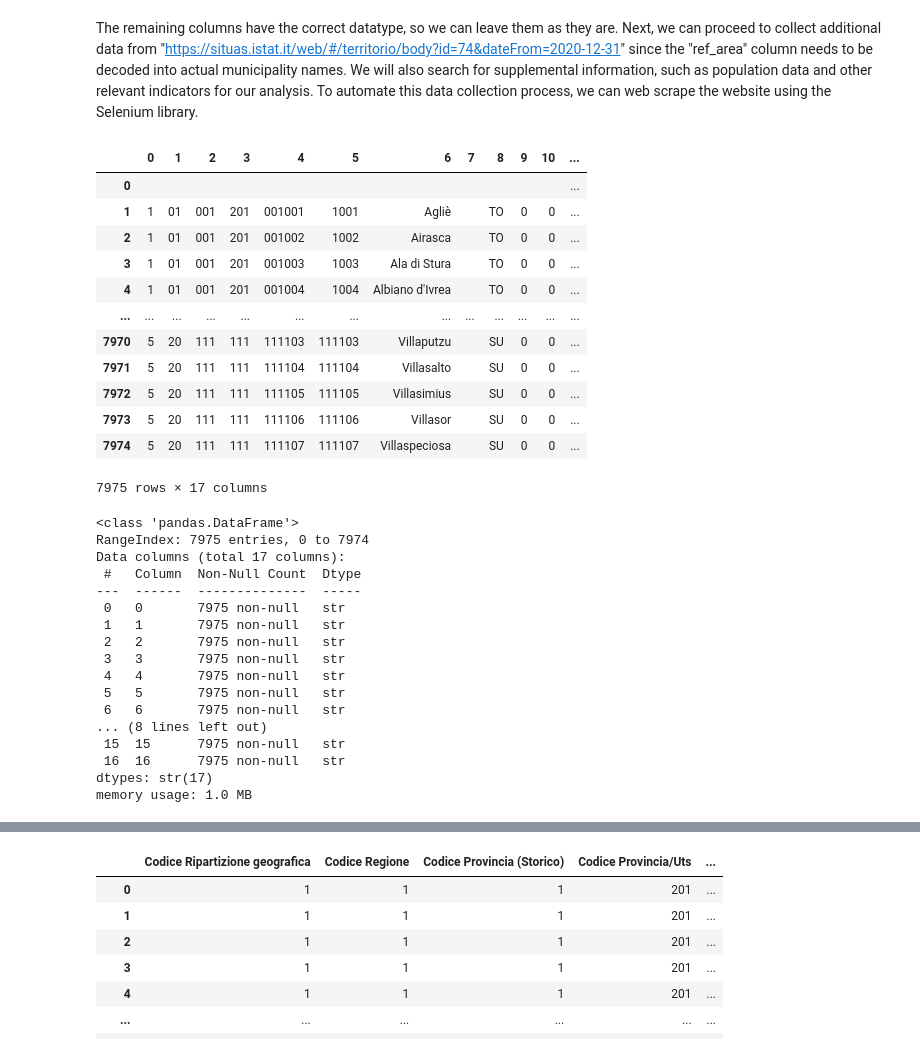
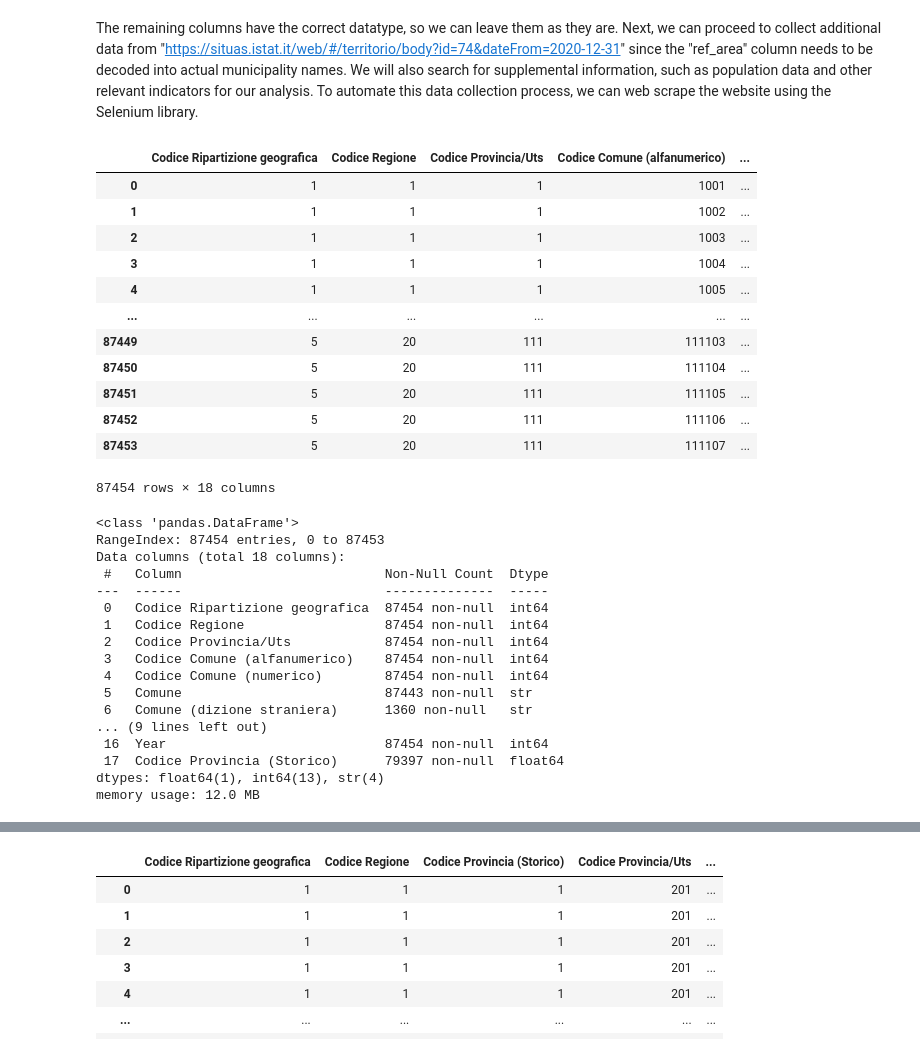
Before and after one commit to PtrLoBiondo/Boolean_Capstone_Project, a Jupyter notebook: 1_data_fetching_istat.ipynb, the cells around one changed output, grey strips where cells are left out. Drawn from its saved outputs; the diff is of its cells as text; code cells hidden in the pictures.

Commit message:
Major fix: add other year in municipalities, general rewriting

```diff
--- a/1_data_fetching_istat.ipynb
+++ b/1_data_fetching_istat.ipynb
@@ -126,41 +131,52 @@ while page <= 79:
         time.sleep(10) #page transition delay increased to 10 seconds after empirical testing
 
     page = page + 1
+# %%
+#Due to the long execution time of the web scraping script, the datasets were  also downloaded manually.
+#These datasets will be merged to build a complete dataset.
+df_municipalities_list = []
+years = range(2014, 2025)
+
+for year in years:
+    temporary = pd.read_csv(f"data/raw_data/raw_municipalities/mun_{year}.csv", sep=";")
+    temporary["Year"] = year
+    df_municipalities_list.append(temporary)
+
+df_municipalities = pd.concat(df_municipalities_list, ignore_index=True)
 # %%
-df_municipalities = df_temp #renaming the generic temporary DataFrame to a descriptive name
 df_municipalities
 # %% [output]
-|  | 0 | 1 | 2 | 3 | 4 | 5 | 6 | 7 | 8 | 9 | 10 | ... |
-| 0 |  |  |  |  |  |  |  |  |  |  |  | ... |
-| 1 | 1 | 01 | 001 | 201 | 001001 | 1001 | Agliè |  | TO | 0 | 0 | ... |
-| 2 | 1 | 01 | 001 | 201 | 001002 | 1002 | Airasca |  | TO | 0 | 0 | ... |
-| 3 | 1 | 01 | 001 | 201 | 001003 | 1003 | Ala di Stura |  | TO | 0 | 0 | ... |
-| 4 | 1 | 01 | 001 | 201 | 001004 | 1004 | Albiano d'Ivrea |  | TO | 0 | 0 | ... |
-| ... | ... | ... | ... | ... | ... | ... | ... | ... | ... | ... | ... | ... |
-| 7970 | 5 | 20 | 111 | 111 | 111103 | 111103 | Villaputzu |  | SU | 0 | 0 | ... |
-| 7971 | 5 | 20 | 111 | 111 | 111104 | 111104 | Villasalto |  | SU | 0 | 0 | ... |
-| 7972 | 5 | 20 | 111 | 111 | 111105 | 111105 | Villasimius |  | SU | 0 | 0 | ... |
-| 7973 | 5 | 20 | 111 | 111 | 111106 | 111106 | Villasor |  | SU | 0 | 0 | ... |
-| 7974 | 5 | 20 | 111 | 111 | 111107 | 111107 | Villaspeciosa |  | SU | 0 | 0 | ... |
+|  | Codice Ripartizione geografica | Codice Regione | Codice Provincia/Uts | Codice Comune (alfanumerico) | ... |
+| 0 | 1 | 1 | 1 | 1001 | ... |
+| 1 | 1 | 1 | 1 | 1002 | ... |
+| 2 | 1 | 1 | 1 | 1003 | ... |
+| 3 | 1 | 1 | 1 | 1004 | ... |
+| 4 | 1 | 1 | 1 | 1005 | ... |
+| ... | ... | ... | ... | ... | ... |
+| 87449 | 5 | 20 | 111 | 111103 | ... |
+| 87450 | 5 | 20 | 111 | 111104 | ... |
+| 87451 | 5 | 20 | 111 | 111105 | ... |
+| 87452 | 5 | 20 | 111 | 111106 | ... |
+| 87453 | 5 | 20 | 111 | 111107 | ... |
-7975 rows × 17 columns
+87454 rows × 18 columns
 # %%
 df_municipalities.info()
 # %% [output]
 <class 'pandas.DataFrame'>
-RangeIndex: 7975 entries, 0 to 7974
-Data columns (total 17 columns):
- #   Column  Non-Null Count  Dtype
----  ------  --------------  -----
- 0   0       7975 non-null   str
- 1   1       7975 non-null   str
- 2   2       7975 non-null   str
- 3   3       7975 non-null   str
- 4   4       7975 non-null   str
- 5   5       7975 non-null   str
- 6   6       7975 non-null   str
-... (8 lines left out)
- 15  15      7975 non-null   str
- 16  16      7975 non-null   str
-dtypes: str(17)
-memory usage: 1.0 MB
+RangeIndex: 87454 entries, 0 to 87453
+Data columns (total 18 columns):
+ #   Column                          Non-Null Count  Dtype
+---  ------                          --------------  -----
+ 0   Codice Ripartizione geografica  87454 non-null  int64
+ 1   Codice Regione                  87454 non-null  int64
+ 2   Codice Provincia/Uts            87454 non-null  int64
+ 3   Codice Comune (alfanumerico)    87454 non-null  int64
+ 4   Codice Comune (numerico)        87454 non-null  int64
+ 5   Comune                          87443 non-null  str
+ 6   Comune (dizione straniera)      1360 non-null   str
+... (9 lines left out)
+ 16  Year                            87454 non-null  int64
+ 17  Codice Provincia (Storico)      79397 non-null  float64
+dtypes: float64(1), int64(13), str(4)
+memory usage: 12.0 MB
 # %%
```
Also changed, not shown: parts of 34 cells of this notebook, 22 other files.
